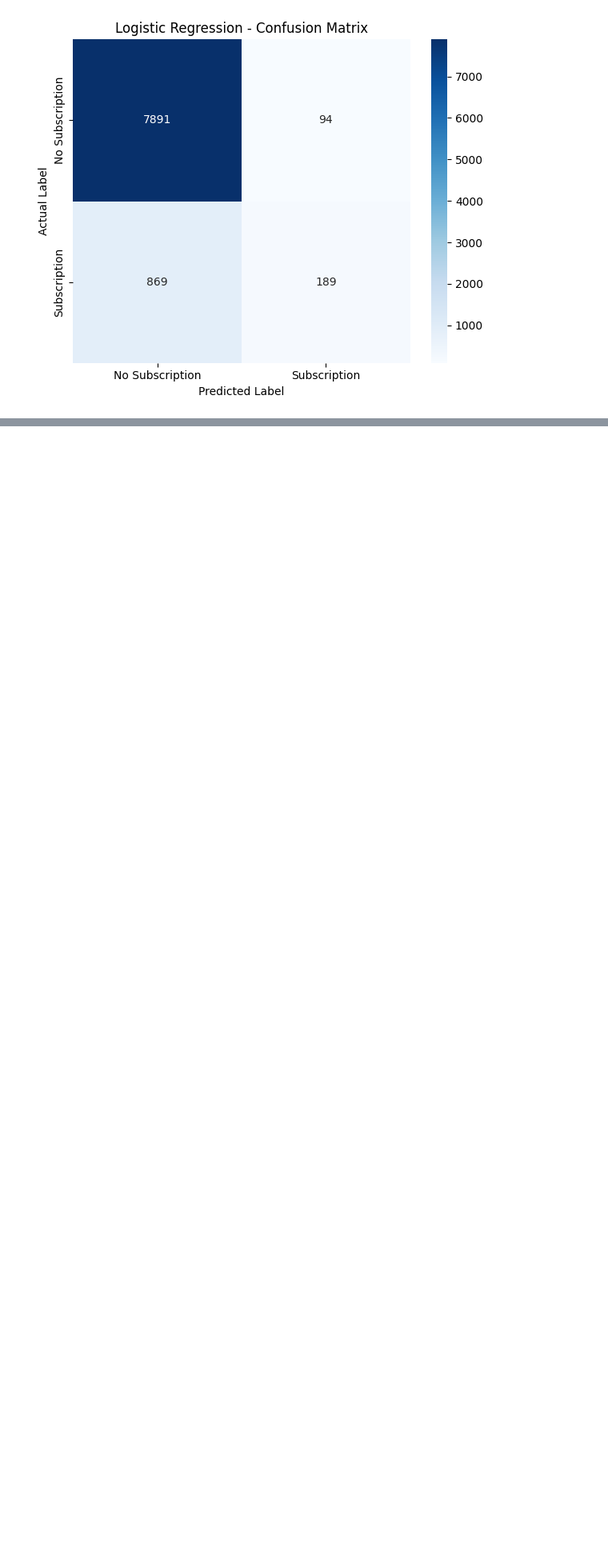
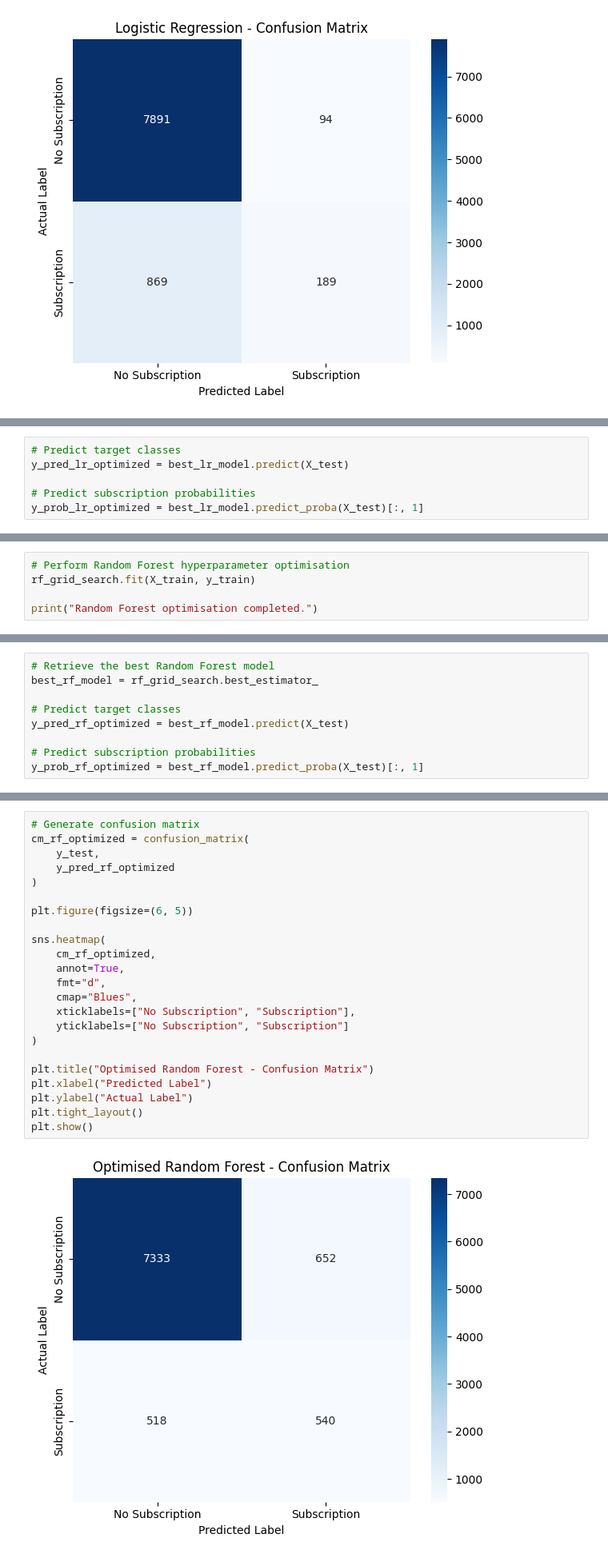
Before and after one commit to junh-cryp/6001CMD-Machine-Learning, a Jupyter notebook: notebooks/03_Model_Development.ipynb, the cells around one changed output, grey strips where cells are left out. Shown at 80% size. Saved outputs shown, nothing was run; the diff lists cells and outputs as text; blank space fills up the shorter version.

```diff
--- a/notebooks/03_Model_Development.ipynb
+++ b/notebooks/03_Model_Development.ipynb
@@ -182,0 +532,6 @@ plt.show()
+# %%
+# Predict target classes
+y_pred_lr_optimized = best_lr_model.predict(X_test)
+
+# Predict subscription probabilities
+y_prob_lr_optimized = best_lr_model.predict_proba(X_test)[:, 1]
@@ -182,0 +648,5 @@ plt.show()
+# %%
+# Perform Random Forest hyperparameter optimisation
+rf_grid_search.fit(X_train, y_train)
+
+print("Random Forest optimisation completed.")
@@ -182,0 +711,9 @@ plt.show()
+# %%
+# Retrieve the best Random Forest model
+best_rf_model = rf_grid_search.best_estimator_
+
+# Predict target classes
+y_pred_rf_optimized = best_rf_model.predict(X_test)
+
+# Predict subscription probabilities
+y_prob_rf_optimized = best_rf_model.predict_proba(X_test)[:, 1]
@@ -182,0 +751,25 @@ plt.show()
+# %%
+# Generate confusion matrix
+cm_rf_optimized = confusion_matrix(
+    y_test,
+    y_pred_rf_optimized
+)
+
+plt.figure(figsize=(6, 5))
+
+sns.heatmap(
+    cm_rf_optimized,
+    annot=True,
+    fmt="d",
+    cmap="Blues",
+    xticklabels=["No Subscription", "Subscription"],
+    yticklabels=["No Subscription", "Subscription"]
+)
+
+plt.title("Optimised Random Forest - Confusion Matrix")
+plt.xlabel("Predicted Label")
+plt.ylabel("Actual Label")
+plt.tight_layout()
+plt.show()
+# %% [output]
+[figure, added]
```
Also changed, not shown: parts of 42 cells of this notebook.
